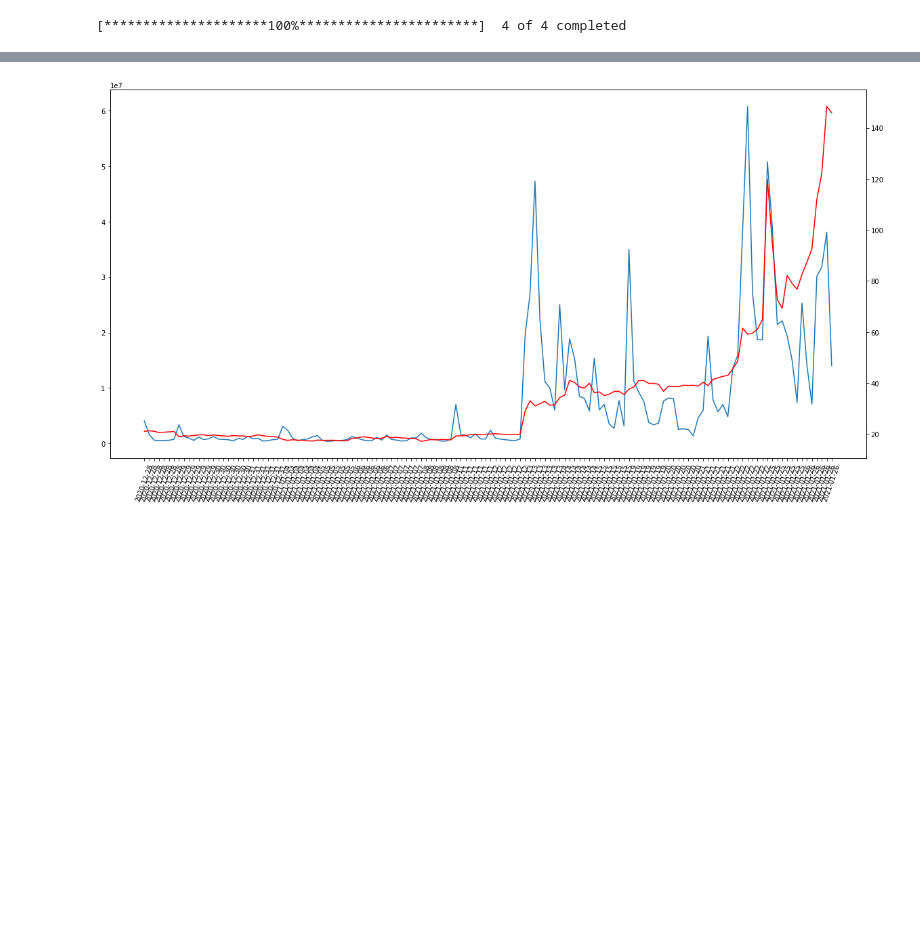
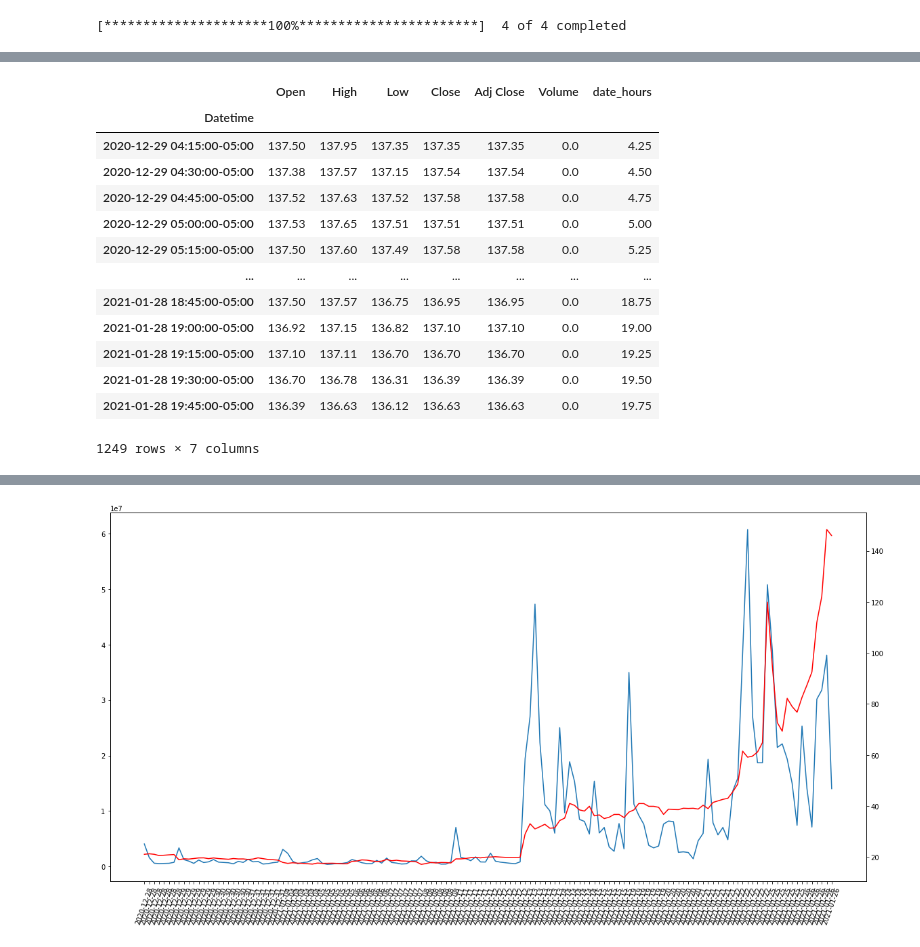
Before and after one commit to briansong524/Mo_money_mo_money, a Jupyter notebook: slack_notifier_w_yfinance/Analyze with yfinance library.ipynb, the cells around one changed output, grey strips where cells are left out. Cells and saved outputs as stored; diff of their text form; code cells hidden in the pictures; blank space fills up the shorter version.

```diff
--- a/slack_notifier_w_yfinance/Analyze with yfinance library.ipynb
+++ b/slack_notifier_w_yfinance/Analyze with yfinance library.ipynb
@@ -37,0 +55,17 @@ df[df['Datetime'] <= '2020-12-24']
+# %%
+df
+# %% [output]
+|  | Open | High | Low | Close | Adj Close | Volume | date_hours |
+| Datetime |  |  |  |  |  |  |  |
+| 2020-12-29 04:15:00-05:00 | 137.50 | 137.95 | 137.35 | 137.35 | 137.35 | 0.0 | 4.25 |
+| 2020-12-29 04:30:00-05:00 | 137.38 | 137.57 | 137.15 | 137.54 | 137.54 | 0.0 | 4.50 |
+| 2020-12-29 04:45:00-05:00 | 137.52 | 137.63 | 137.52 | 137.58 | 137.58 | 0.0 | 4.75 |
+| 2020-12-29 05:00:00-05:00 | 137.53 | 137.65 | 137.51 | 137.51 | 137.51 | 0.0 | 5.00 |
+| 2020-12-29 05:15:00-05:00 | 137.50 | 137.60 | 137.49 | 137.58 | 137.58 | 0.0 | 5.25 |
+| ... | ... | ... | ... | ... | ... | ... | ... |
+| 2021-01-28 18:45:00-05:00 | 137.50 | 137.57 | 136.75 | 136.95 | 136.95 | 0.0 | 18.75 |
+| 2021-01-28 19:00:00-05:00 | 136.92 | 137.15 | 136.82 | 137.10 | 137.10 | 0.0 | 19.00 |
+| 2021-01-28 19:15:00-05:00 | 137.10 | 137.11 | 136.70 | 136.70 | 136.70 | 0.0 | 19.25 |
+| 2021-01-28 19:30:00-05:00 | 136.70 | 136.78 | 136.31 | 136.39 | 136.39 | 0.0 | 19.50 |
+| 2021-01-28 19:45:00-05:00 | 136.39 | 136.63 | 136.12 | 136.63 | 136.63 | 0.0 | 19.75 |
+1249 rows × 7 columns
```
Also changed, not shown: parts of 10 cells of this notebook, 2 other files.
